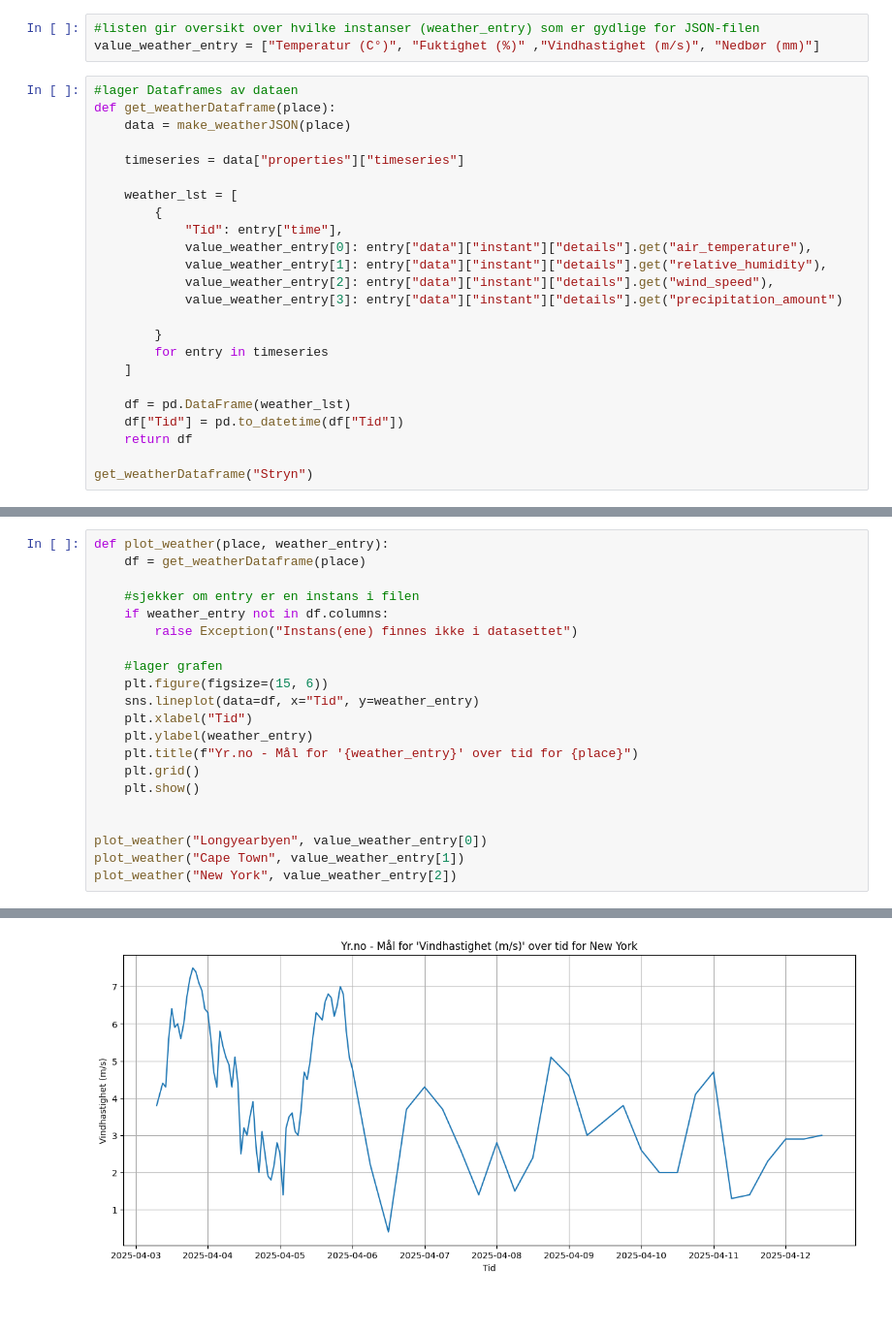
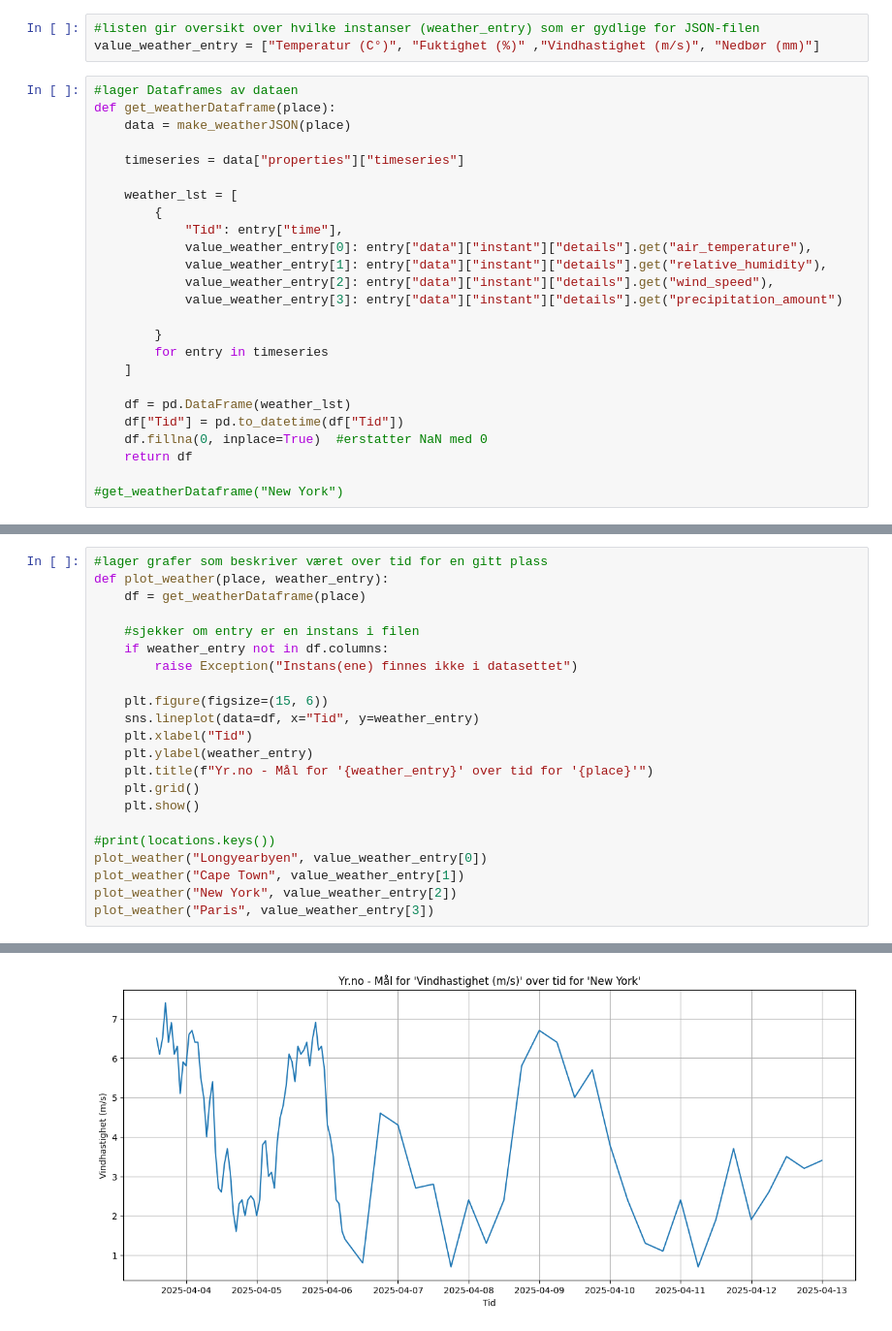
Before and after one commit to nhstorbe/Prosjekt-Anvendt-, a Jupyter notebook: src/Mappe 2/data_visualisering_fremtid.ipynb, the cells around one changed output, grey strips where cells are left out. Shown: that part at 97% size. Saved outputs shown, nothing was run; the diff lists cells and outputs as text.

```diff
--- a/src/Mappe 2/data_visualisering_fremtid.ipynb
+++ b/src/Mappe 2/data_visualisering_fremtid.ipynb
@@ -92,6 +92,7 @@ def get_weatherDataframe(place):
 
     df = pd.DataFrame(weather_lst)
     df["Tid"] = pd.to_datetime(df["Tid"])
+    df.fillna(0, inplace=True)  #erstatter NaN med 0
     return df
 
-get_weatherDataframe("Stryn")
+#get_weatherDataframe("New York")
@@ -184,4 +173,5 @@ MANGLER ALL FORKLARING HER. DET KOMMER
 # %%
+#lager grafer som beskriver været over tid for en gitt plass
 def plot_weather(place, weather_entry):
     df = get_weatherDataframe(place)
 
@@ -189,17 +179,17 @@ def plot_weather(place, weather_entry):
     if weather_entry not in df.columns:
         raise Exception("Instans(ene) finnes ikke i datasettet")
 
-    #lager grafen
     plt.figure(figsize=(15, 6))
     sns.lineplot(data=df, x="Tid", y=weather_entry)
     plt.xlabel("Tid")
     plt.ylabel(weather_entry)
-    plt.title(f"Yr.no - Mål for '{weather_entry}' over tid for {place}")
+    plt.title(f"Yr.no - Mål for '{weather_entry}' over tid for '{place}'")
     plt.grid()
     plt.show()
 
-
+#print(locations.keys())
 plot_weather("Longyearbyen", value_weather_entry[0])
 plot_weather("Cape Town", value_weather_entry[1])
 plot_weather("New York", value_weather_entry[2])
+plot_weather("Paris", value_weather_entry[3])
 # %% [output]
@@ -208 +201 @@ plot_weather("New York", value_weather_entry[2])
-[figure, old version]
+[figure, new version]
```
Also changed, not shown: parts of 10 cells of this notebook, 3 other files.
